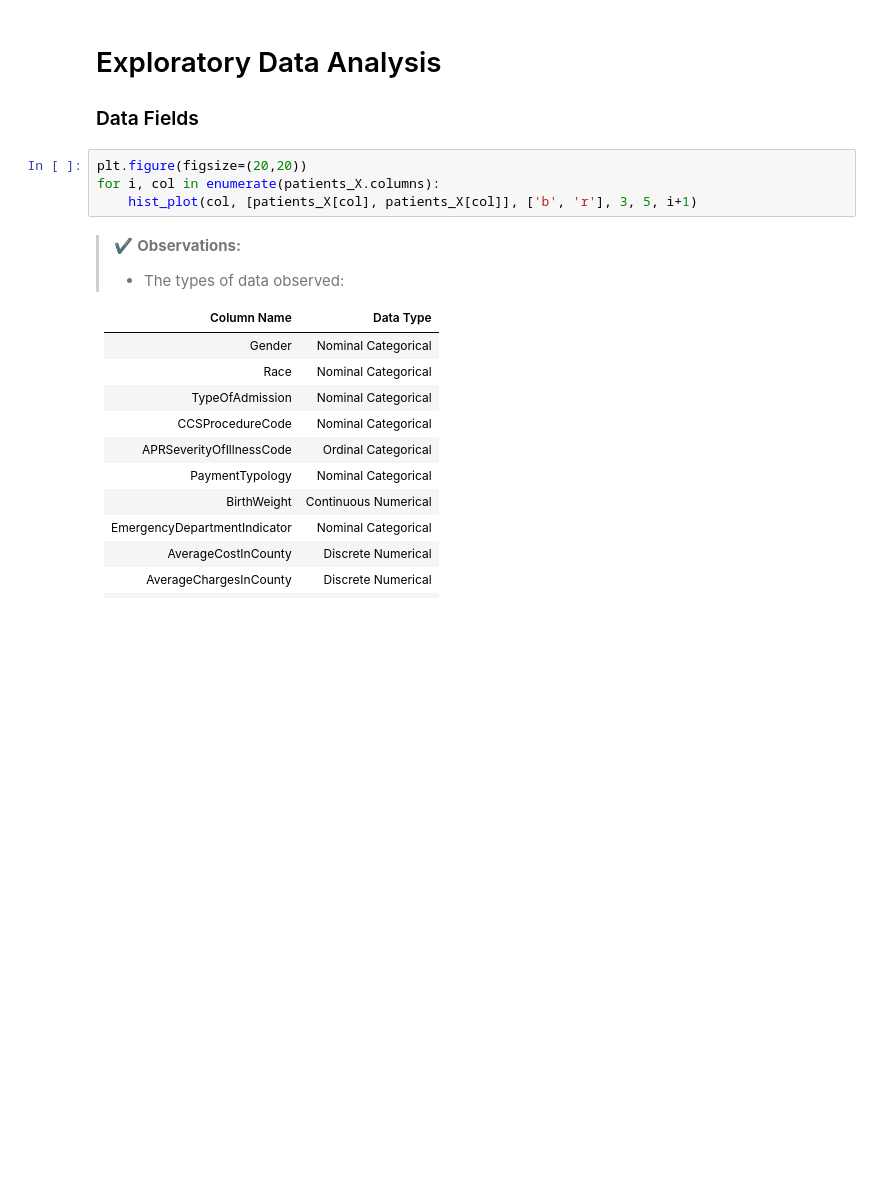
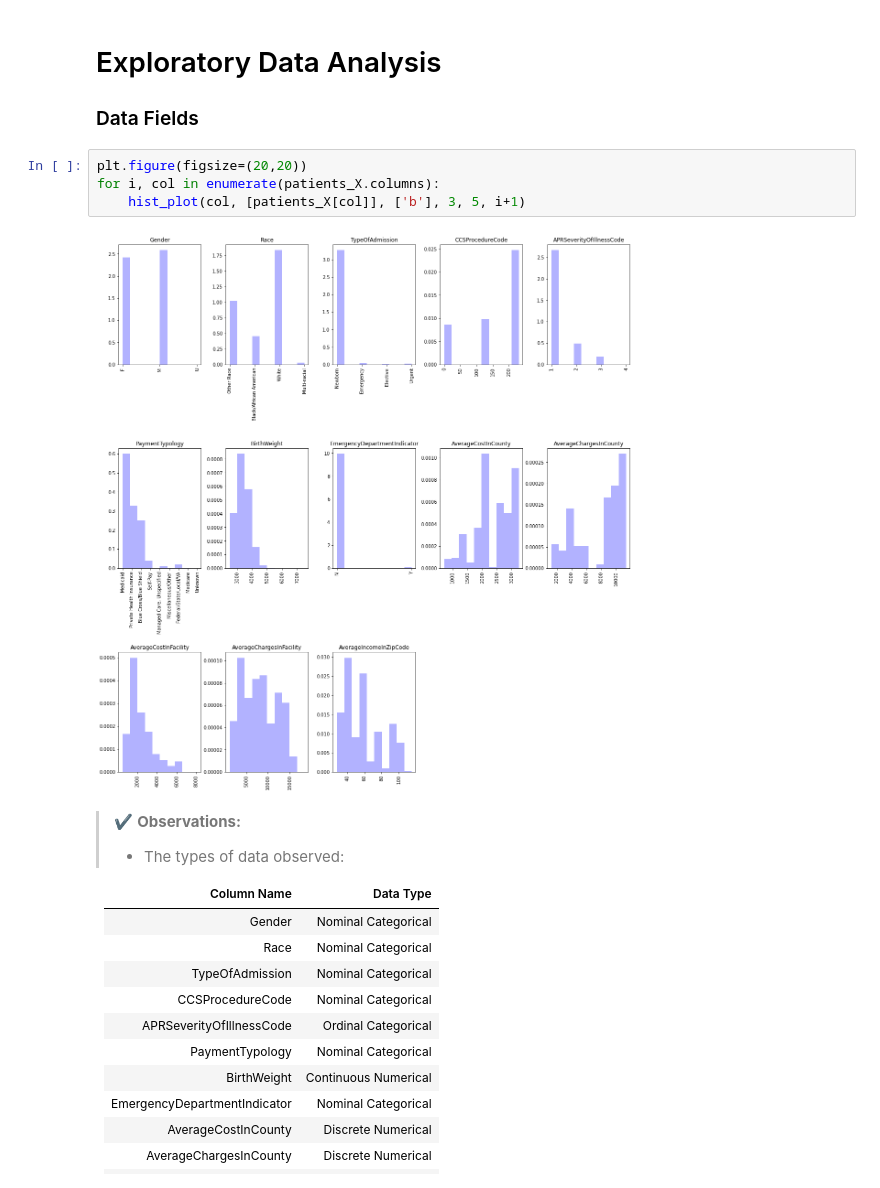
Before and after one commit to Luke-Mason/ML-A1, a Jupyter notebook: Assignment-1.ipynb, the cells around one changed output. Drawn from its saved outputs; the diff is of its cells as text; blank space fills up the shorter version.

```diff
--- a/Assignment-1.ipynb
+++ b/Assignment-1.ipynb
@@ -63,7 +63,9 @@ patients_Y = np.array(list(map(classify_length_of_stay, dataFrame['LengthOfStay'
 # %%
 plt.figure(figsize=(20,20))
 for i, col in enumerate(patients_X.columns):
-    hist_plot(col, [patients_X[col], patients_X[col]], ['b', 'r'], 3, 5, i+1)
+    hist_plot(col, [patients_X[col]], ['b'], 3, 5, i+1)
+# %% [output]
+[figure, added]
 # %% [markdown]
 > <span style="font-size:1em;">✔</span> **Observations:**
 > - The types of data observed:
```
Also changed, not shown: parts of 12 cells of this notebook.
